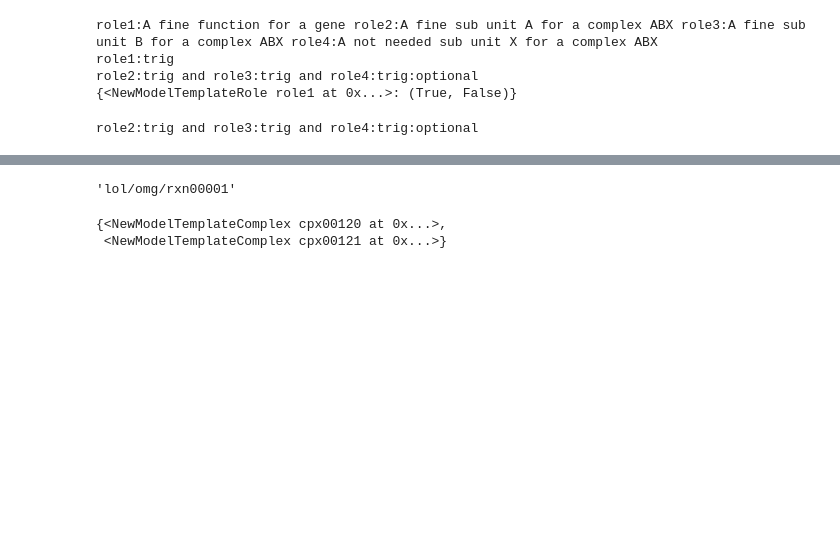
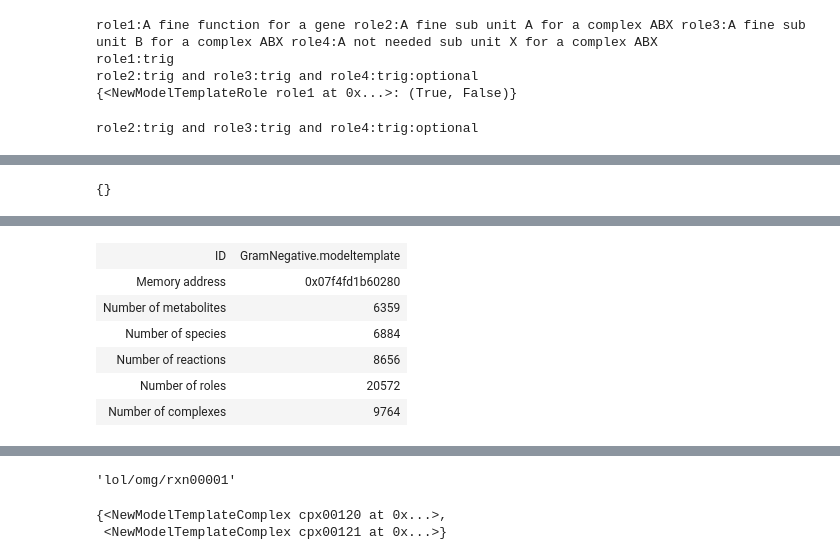
Before and after one commit to Fxe/cobrakbase, a Jupyter notebook: examples/ModelSEED/Template.ipynb, the cells around one changed output, grey strips where cells are left out. Drawn from its saved outputs; the diff is of its cells as text; code cells hidden in the pictures; blank space fills up the shorter version.

```diff
--- a/examples/ModelSEED/Template.ipynb
+++ b/examples/ModelSEED/Template.ipynb
@@ -350,0 +347,13 @@ logger.info("find non ModelSEED annotation to ignore")
+# %%
+template_o.compartments
+# %% [output]
+{}
+# %%
+#template_o = kbase.get_from_ws('CoreModelTemplateV3.1', 'filipeliu:narrative_1582914694010')
+template_o = kbase.get_from_ws('GramNegModelTemplateV2', 'NewKBaseModelTemplates')
+# %%
+from cobrakbase.core.kbasefba.newmodeltemplate_builder import NewModelTemplateBuilder
+from cobrakbase.kbase_object_info import KBaseObjectInfo
+template = NewModelTemplateBuilder.from_dict(template_o.get_data(), KBaseObjectInfo('o-1')).build()
+template
+# %% [output]
@@ -350,0 +368,7 @@ logger.info("find non ModelSEED annotation to ignore")
+| ID | GramNegative.modeltemplate |
+| Memory address | 0x07f4fd1b60280 |
+| Number of metabolites | 6359 |
+| Number of species | 6884 |
+| Number of reactions | 8656 |
+| Number of roles | 20572 |
+| Number of complexes | 9764 |
```
Also changed, not shown: parts of 50 cells of this notebook, 6 other files.
